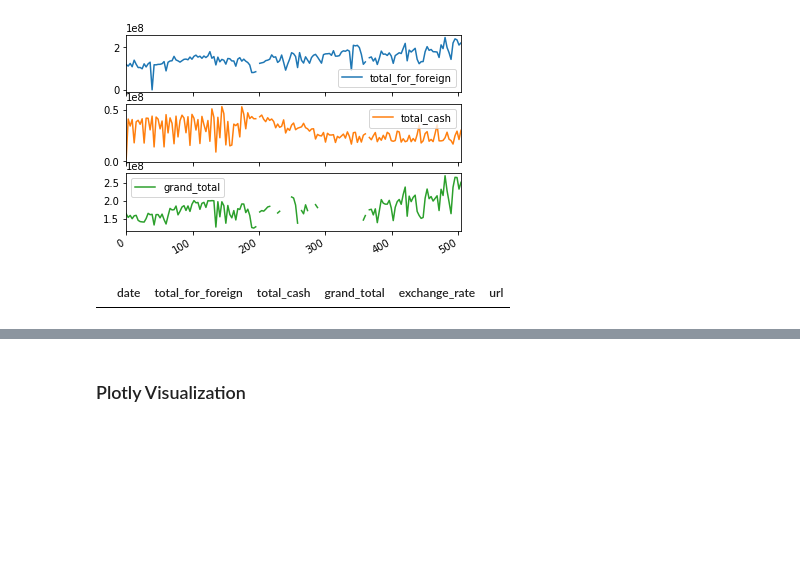
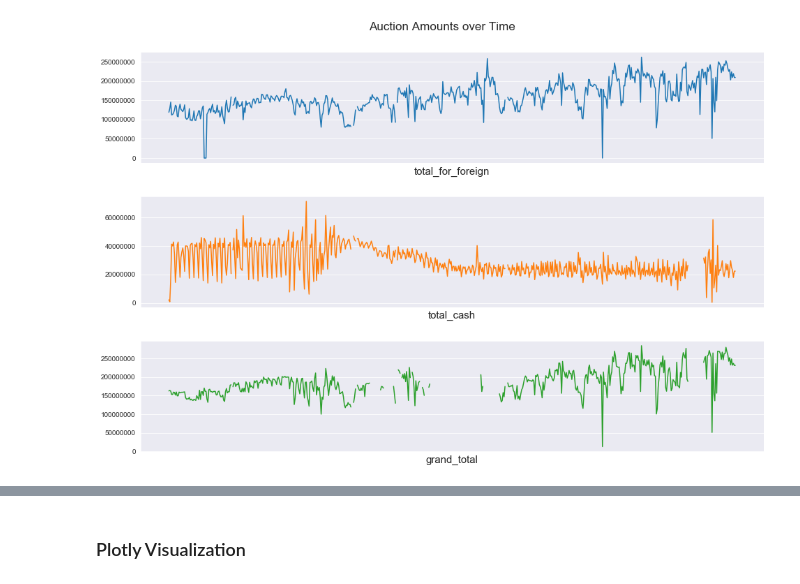
Before and after one commit to mpky/CBI_Project, a Jupyter notebook: notebooks/CBI_Project.ipynb, the cells around one changed output, grey strips where cells are left out. Saved outputs shown, nothing was run; the diff lists cells and outputs as text; code cells hidden in the pictures; blank space fills up the shorter version.

```diff
--- a/notebooks/CBI_Project.ipynb
+++ b/notebooks/CBI_Project.ipynb
@@ -1,8 +1,7 @@
 # %%
-import requests
-from bs4 import BeautifulSoup
-import time
-import os
+import itertools
 import numpy as np
 import pandas as pd
 import matplotlib.pyplot as plt
+import seaborn as sns
+sns.set_style('darkgrid')
@@ -127,11 +7,0 @@ combined_df.to_csv('combined_data.csv',index=False)
-# %%
-combined_df[['total_for_foreign','total_cash','grand_total']][::3].plot(subplots=True)
-plt.show()
-# %% [output]
-[figure, removed]
-# %%
-# announcement date is 08 May 2018
-announcement_date = combined_df.date.str.contains('2018-5-8', regex=True)
-combined_df[announcement_date]
-# %% [output]
-|  | date | total_for_foreign | total_cash | grand_total | exchange_rate | url |
@@ -137,0 +10,17 @@ combined_df[announcement_date]
+# %%
+amounts = ['total_for_foreign','total_cash','grand_total']
+fig, axes = plt.subplots(nrows=3,ncols=1,figsize=[16,10])
+palette = itertools.cycle(sns.color_palette())
+
+for ax, var in zip(axes.flat,amounts):
+    c = next(palette)
+    combined_df[var].plot(ax=ax,color=c)
+    ax.set_xlabel(var,fontsize=15,labelpad=5)
+    ax.ticklabel_format(useOffset=False, style='plain')
+    ax.set_xticks([])
+
+plt.subplots_adjust(top=0.92, hspace=0.3)
+fig.suptitle("Auction Amounts over Time",fontsize=17)
+plt.show()
+# %% [output]
+[figure, added]
```
Also changed, not shown: parts of 26 cells of this notebook.
